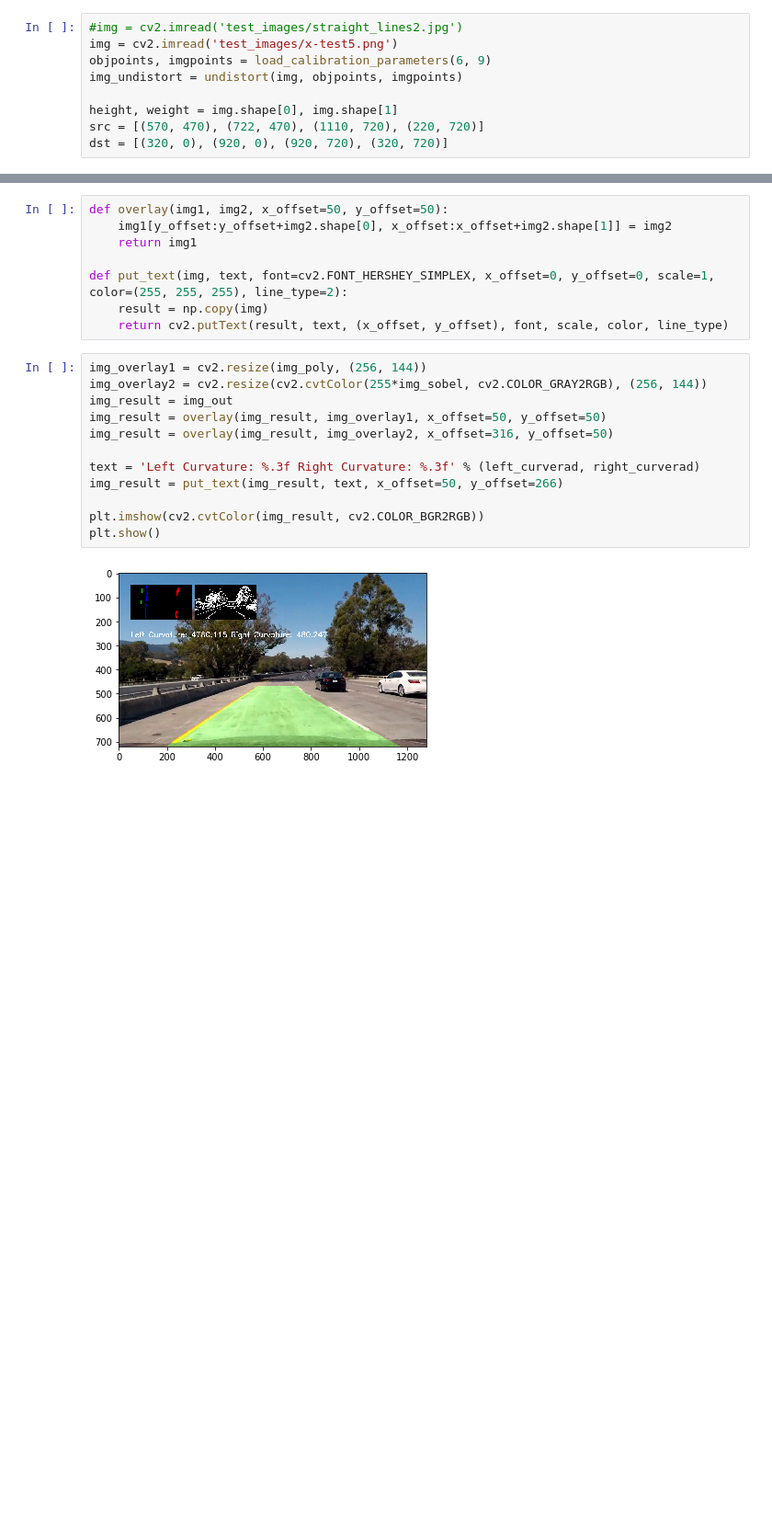
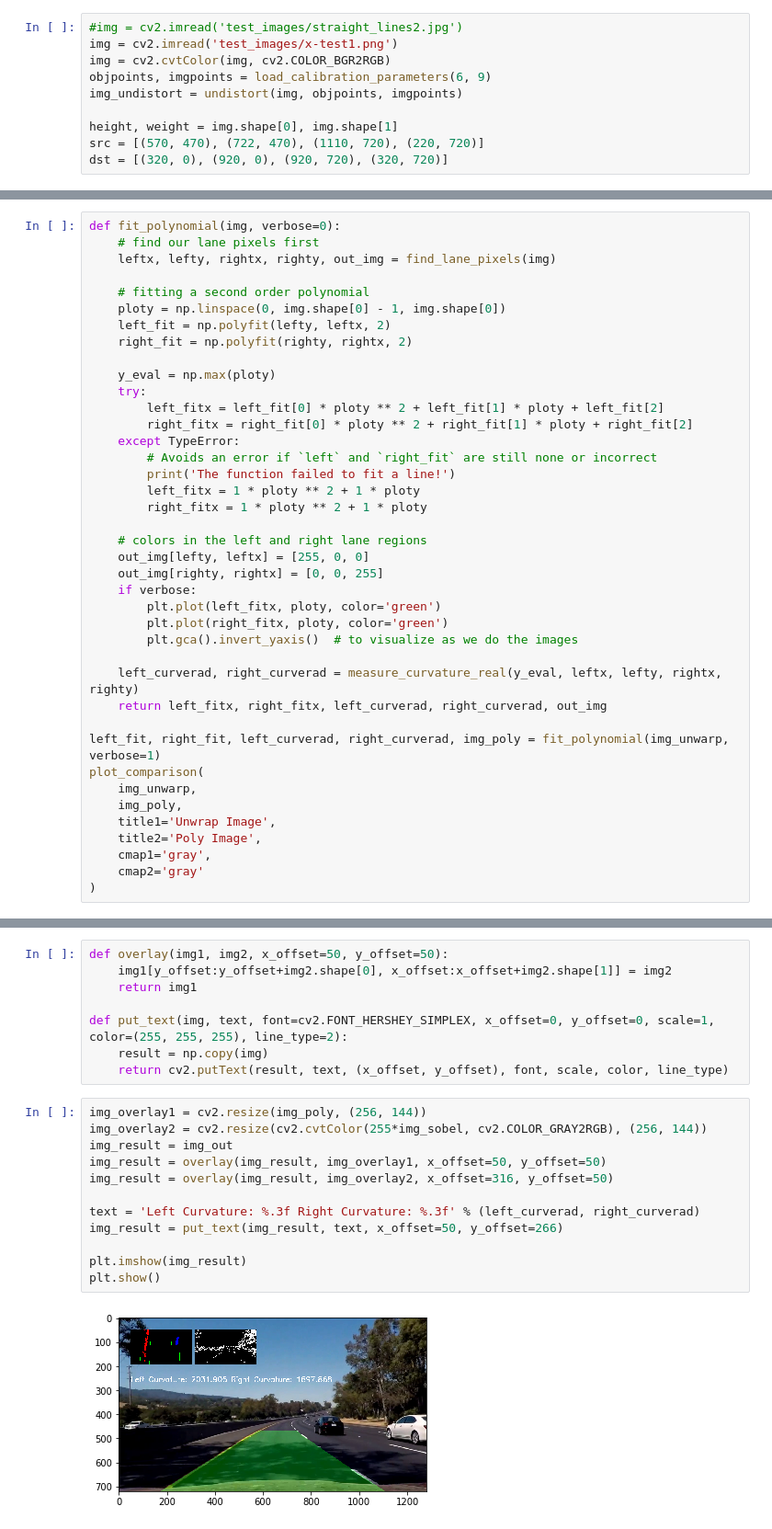
Before and after one commit to pavelsimo/CarND-Advanced-Lane-Lines, a Jupyter notebook: Advanced_Lane_Lines.ipynb, the cells around one changed output, grey strips where cells are left out. Shown at 92% size. Drawn from its saved outputs; the diff is of its cells as text; blank space fills up the shorter version.

```diff
--- a/Advanced_Lane_Lines.ipynb
+++ b/Advanced_Lane_Lines.ipynb
@@ -10,6 +10,7 @@ from cv import *
 # %%
 #img = cv2.imread('test_images/straight_lines2.jpg')
-img = cv2.imread('test_images/x-test5.png')
+img = cv2.imread('test_images/x-test1.png')
+img = cv2.cvtColor(img, cv2.COLOR_BGR2RGB)
 objpoints, imgpoints = load_calibration_parameters(6, 9)
 img_undistort = undistort(img, objpoints, imgpoints)
 
@@ -254,0 +235,40 @@ plot_comparison(
+# %%
+def fit_polynomial(img, verbose=0):
+    # find our lane pixels first
+    leftx, lefty, rightx, righty, out_img = find_lane_pixels(img)
+
+    # fitting a second order polynomial
+    ploty = np.linspace(0, img.shape[0] - 1, img.shape[0])
+    left_fit = np.polyfit(lefty, leftx, 2)
+    right_fit = np.polyfit(righty, rightx, 2)
+
+    y_eval = np.max(ploty)
+    try:
+        left_fitx = left_fit[0] * ploty ** 2 + left_fit[1] * ploty + left_fit[2]
+        right_fitx = right_fit[0] * ploty ** 2 + right_fit[1] * ploty + right_fit[2]
+    except TypeError:
+        # Avoids an error if `left` and `right_fit` are still none or incorrect
+        print('The function failed to fit a line!')
+        left_fitx = 1 * ploty ** 2 + 1 * ploty
+        right_fitx = 1 * ploty ** 2 + 1 * ploty
+
+    # colors in the left and right lane regions
+    out_img[lefty, leftx] = [255, 0, 0]
+    out_img[righty, rightx] = [0, 0, 255]
+    if verbose:
+        plt.plot(left_fitx, ploty, color='green')
+        plt.plot(right_fitx, ploty, color='green')
+        plt.gca().invert_yaxis()  # to visualize as we do the images
+
+    left_curverad, right_curverad = measure_curvature_real(y_eval, leftx, lefty, rightx, righty)
+    return left_fitx, right_fitx, left_curverad, right_curverad, out_img
+
+left_fit, right_fit, left_curverad, right_curverad, img_poly = fit_polynomial(img_unwarp, verbose=1)
+plot_comparison(
+    img_unwarp,
+    img_poly,
+    title1='Unwrap Image',
+    title2='Poly Image',
+    cmap1='gray',
+    cmap2='gray'
+)
@@ -270,14 +293,14 @@ def put_text(img, text, font=cv2.FONT_HERSHEY_SIMPLEX, x_offset=0, y_offset=0, s
 # %%
 img_overlay1 = cv2.resize(img_poly, (256, 144))
 img_overlay2 = cv2.resize(cv2.cvtColor(255*img_sobel, cv2.COLOR_GRAY2RGB), (256, 144))
 img_result = img_out
 img_result = overlay(img_result, img_overlay1, x_offset=50, y_offset=50)
 img_result = overlay(img_result, img_overlay2, x_offset=316, y_offset=50)
 
 text = 'Left Curvature: %.3f Right Curvature: %.3f' % (left_curverad, right_curverad)
 img_result = put_text(img_result, text, x_offset=50, y_offset=266)
 
-plt.imshow(cv2.cvtColor(img_result, cv2.COLOR_BGR2RGB))
+plt.imshow(img_result)
 plt.show()
 # %% [output]
-[figure, old version]
+[figure, new version]
```
Also changed, not shown: parts of 12 cells of this notebook, 5 other files.
